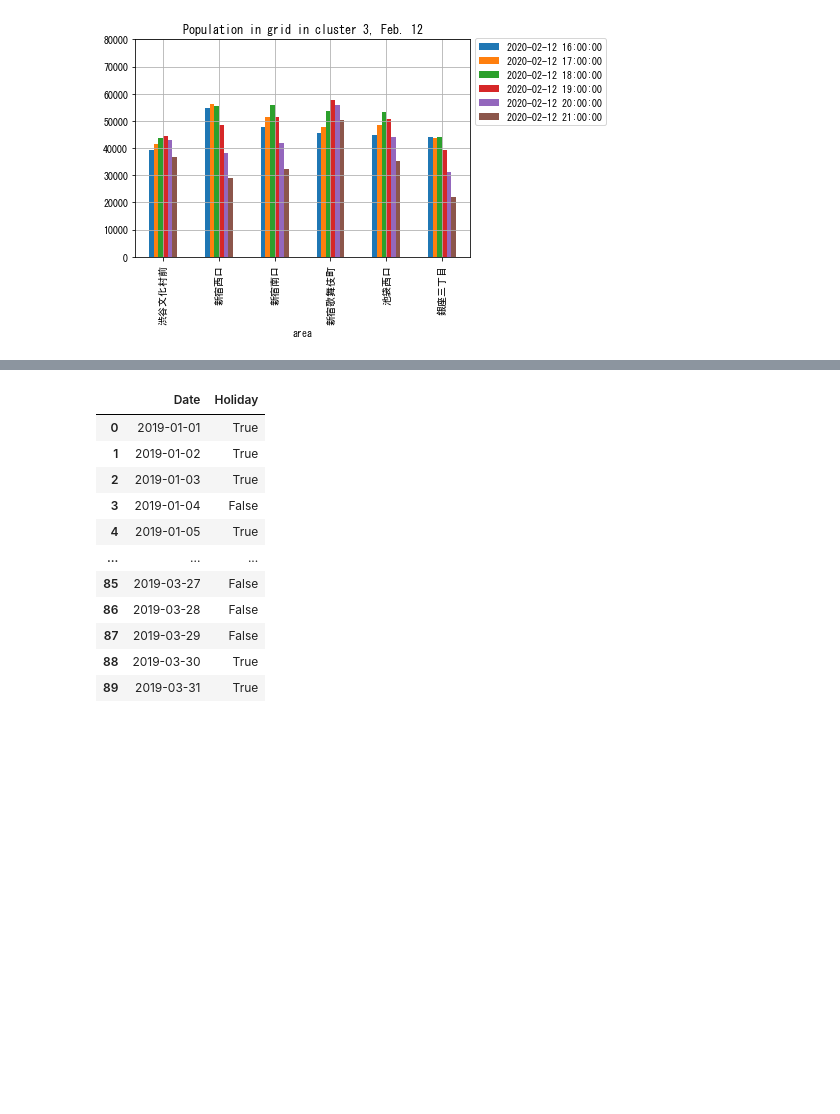
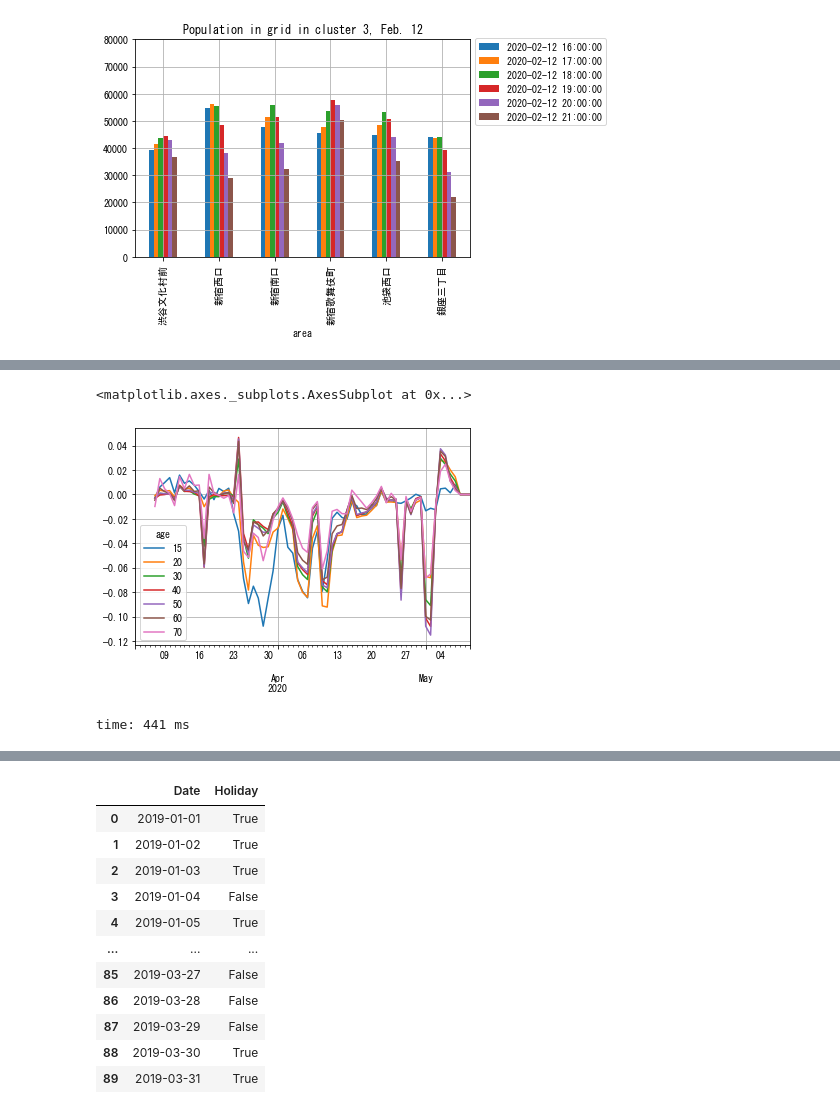
Before and after one commit to personal-hm2/coronavirus_model, a Jupyter notebook: UNICEF2.ipynb, the cells around one changed output, grey strips where cells are left out. Saved outputs shown, nothing was run; the diff lists cells and outputs as text; code cells hidden in the pictures; blank space fills up the shorter version.

```diff
--- a/UNICEF2.ipynb
+++ b/UNICEF2.ipynb
@@ -332,3 +334,12 @@ time: 1.86 s
+# %%
+df1 = df.groupby("age").sum().resample("1D", axis=1).mean().loc[:, "2020-03-03":]
+# df1.loc[pd.to_datetime("2020-03-15"):].plot()
+df1 = df1.rolling(7, center=True, axis=1).mean()
+df1.T.pct_change().plot(grid=True)
+# %% [output]
+<matplotlib.axes._subplots.AxesSubplot at 0x...>
+[figure, added]
+time: 441 ms
 # %%
 # Try 00002_c, the residence prefecture
 # print(pref_name_def)
```
Also changed, not shown: parts of 27 cells of this notebook.
